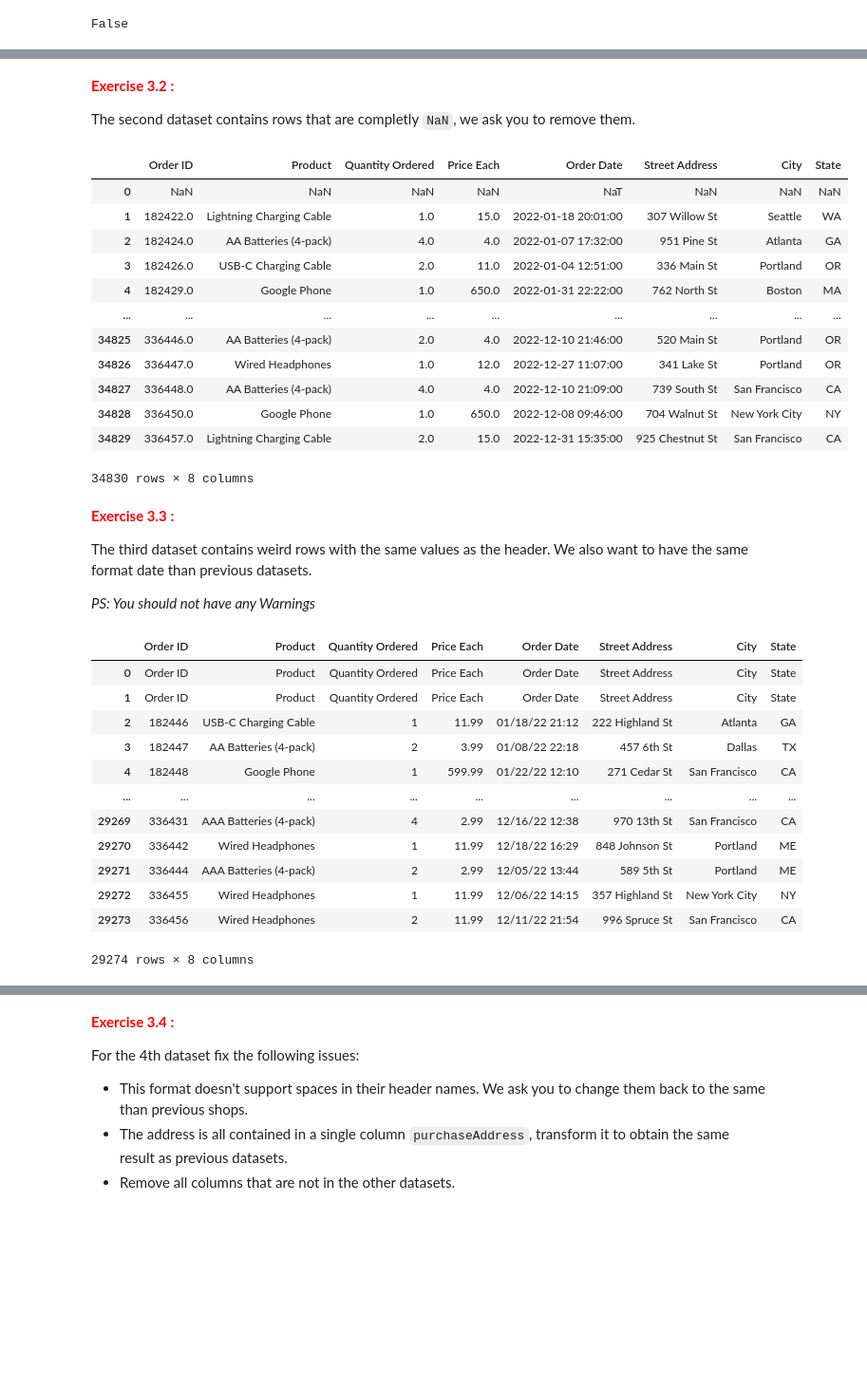
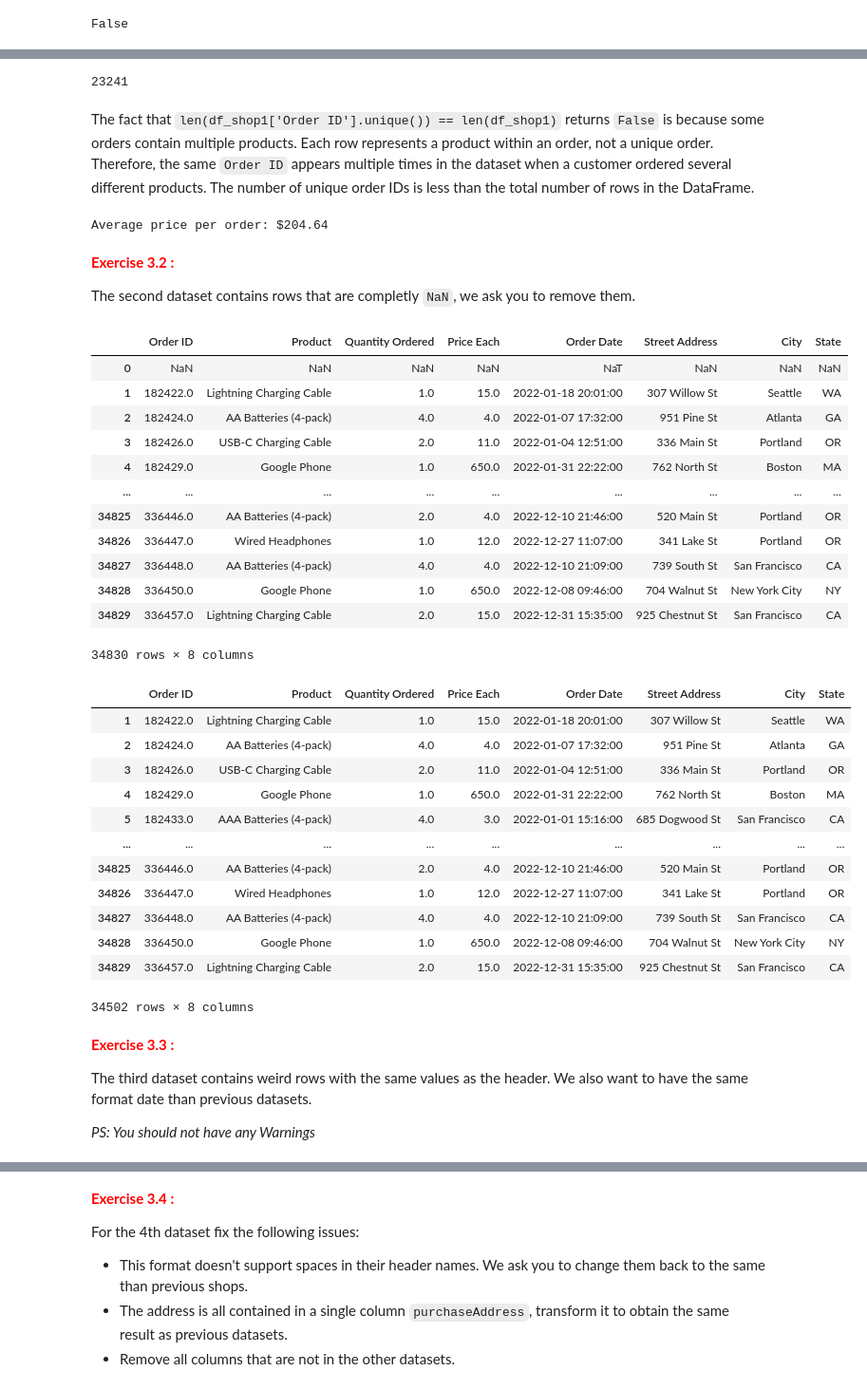
Before and after one commit to evarayHEIG/DataMgmtLab5, a Jupyter notebook: 3_Labo5_DataCleaning_Ray_Stefani.ipynb, the cells around one changed output, grey strips where cells are left out. Shown at 95% size. Cells and saved outputs as stored; diff of their text form; code cells hidden in the pictures; blank space fills up the shorter version.

```diff
--- a/3_Labo5_DataCleaning_Ray_Stefani.ipynb
+++ b/3_Labo5_DataCleaning_Ray_Stefani.ipynb
@@ -57,3 +53,14 @@ False
+# %%
+len(df_shop1['Order ID'].unique())
+# %% [output]
+23241
+# %% [markdown]
+The fact that `len(df_shop1['Order ID'].unique()) == len(df_shop1)` returns `False` is because some orders contain multiple products. Each row represents a product within an order, not a unique order. Therefore, the same `Order ID` appears multiple times in the dataset when a customer ordered several different products. The number of unique order IDs is less than the total number of rows in the DataFrame.
+# %%
+average_order_price = (df_shop1['Quantity Ordered'] * df_shop1['Price Each']).groupby(df_shop1['Order ID']).sum().mean()
+print(f"Average price per order: ${average_order_price:.2f}")
+# %% [output]
+Average price per order: $204.64
 # %% [markdown]
 <p style='color:red;font-weight:bold'>Exercise 3.2 : </p>
 
@@ -61,44 +68,39 @@ The second dataset contains rows that are completly `NaN`, we ask you to remove
 # %%
 df_shop2 = pd.read_excel(shop2_file)
 display(df_shop2)
 
-# TODO
+df_shop2 = df_shop2.dropna(how='all')
+df_shop2
 # %% [output]
 |  | Order ID | Product | Quantity Ordered | Price Each | Order Date | Street Address | City | State |
 | 0 | NaN | NaN | NaN | NaN | NaT | NaN | NaN | NaN |
 | 1 | 182422.0 | Lightning Charging Cable | 1.0 | 15.0 | 2022-01-18 20:01:00 | 307 Willow St | Seattle | WA |
 | 2 | 182424.0 | AA Batteries (4-pack) | 4.0 | 4.0 | 2022-01-07 17:32:00 | 951 Pine St | Atlanta | GA |
 | 3 | 182426.0 | USB-C Charging Cable | 2.0 | 11.0 | 2022-01-04 12:51:00 | 336 Main St | Portland | OR |
 | 4 | 182429.0 | Google Phone | 1.0 | 650.0 | 2022-01-31 22:22:00 | 762 North St | Boston | MA |
 | ... | ... | ... | ... | ... | ... | ... | ... | ... |
 | 34825 | 336446.0 | AA Batteries (4-pack) | 2.0 | 4.0 | 2022-12-10 21:46:00 | 520 Main St | Portland | OR |
 | 34826 | 336447.0 | Wired Headphones | 1.0 | 12.0 | 2022-12-27 11:07:00 | 341 Lake St | Portland | OR |
 | 34827 | 336448.0 | AA Batteries (4-pack) | 4.0 | 4.0 | 2022-12-10 21:09:00 | 739 South St | San Francisco | CA |
 | 34828 | 336450.0 | Google Phone | 1.0 | 650.0 | 2022-12-08 09:46:00 | 704 Walnut St | New York City | NY |
 | 34829 | 336457.0 | Lightning Charging Cable | 2.0 | 15.0 | 2022-12-31 15:35:00 | 925 Chestnut St | San Francisco | CA |
 34830 rows × 8 columns
+|  | Order ID | Product | Quantity Ordered | Price Each | Order Date | Street Address | City | State |
+| 1 | 182422.0 | Lightning Charging Cable | 1.0 | 15.0 | 2022-01-18 20:01:00 | 307 Willow St | Seattle | WA |
+| 2 | 182424.0 | AA Batteries (4-pack) | 4.0 | 4.0 | 2022-01-07 17:32:00 | 951 Pine St | Atlanta | GA |
+| 3 | 182426.0 | USB-C Charging Cable | 2.0 | 11.0 | 2022-01-04 12:51:00 | 336 Main St | Portland | OR |
+| 4 | 182429.0 | Google Phone | 1.0 | 650.0 | 2022-01-31 22:22:00 | 762 North St | Boston | MA |
+| 5 | 182433.0 | AAA Batteries (4-pack) | 4.0 | 3.0 | 2022-01-01 15:16:00 | 685 Dogwood St | San Francisco | CA |
+| ... | ... | ... | ... | ... | ... | ... | ... | ... |
+| 34825 | 336446.0 | AA Batteries (4-pack) | 2.0 | 4.0 | 2022-12-10 21:46:00 | 520 Main St | Portland | OR |
+| 34826 | 336447.0 | Wired Headphones | 1.0 | 12.0 | 2022-12-27 11:07:00 | 341 Lake St | Portland | OR |
+| 34827 | 336448.0 | AA Batteries (4-pack) | 4.0 | 4.0 | 2022-12-10 21:09:00 | 739 South St | San Francisco | CA |
+| 34828 | 336450.0 | Google Phone | 1.0 | 650.0 | 2022-12-08 09:46:00 | 704 Walnut St | New York City | NY |
+| 34829 | 336457.0 | Lightning Charging Cable | 2.0 | 15.0 | 2022-12-31 15:35:00 | 925 Chestnut St | San Francisco | CA |
+34502 rows × 8 columns
 # %% [markdown]
 <p style='color:red;font-weight:bold'>Exercise 3.3 : </p>
 
 The third dataset contains weird rows with the same values as the header. We also want to have the same format date than previous datasets.
 
 *PS: You should not have any Warnings*
-# %%
-df_shop3 = pd.read_json(shop3_file, orient='split')
-display(df_shop3)
-
-# TODO
-# %% [output]
-|  | Order ID | Product | Quantity Ordered | Price Each | Order Date | Street Address | City | State |
-| 0 | Order ID | Product | Quantity Ordered | Price Each | Order Date | Street Address | City | State |
-| 1 | Order ID | Product | Quantity Ordered | Price Each | Order Date | Street Address | City | State |
-| 2 | 182446 | USB-C Charging Cable | 1 | 11.99 | 01/18/22 21:12 | 222 Highland St | Atlanta | GA |
-| 3 | 182447 | AA Batteries (4-pack) | 2 | 3.99 | 01/08/22 22:18 | 457 6th St | Dallas | TX |
-| 4 | 182448 | Google Phone | 1 | 599.99 | 01/22/22 12:10 | 271 Cedar St | San Francisco | CA |
-| ... | ... | ... | ... | ... | ... | ... | ... | ... |
-| 29269 | 336431 | AAA Batteries (4-pack) | 4 | 2.99 | 12/16/22 12:38 | 970 13th St | San Francisco | CA |
-| 29270 | 336442 | Wired Headphones | 1 | 11.99 | 12/18/22 16:29 | 848 Johnson St | Portland | ME |
-| 29271 | 336444 | AAA Batteries (4-pack) | 2 | 2.99 | 12/05/22 13:44 | 589 5th St | Portland | ME |
-| 29272 | 336455 | Wired Headphones | 1 | 11.99 | 12/06/22 14:15 | 357 Highland St | New York City | NY |
-| 29273 | 336456 | Wired Headphones | 2 | 11.99 | 12/11/22 21:54 | 996 Spruce St | San Francisco | CA |
-29274 rows × 8 columns
```
Also changed, not shown: parts of 8 cells of this notebook.
